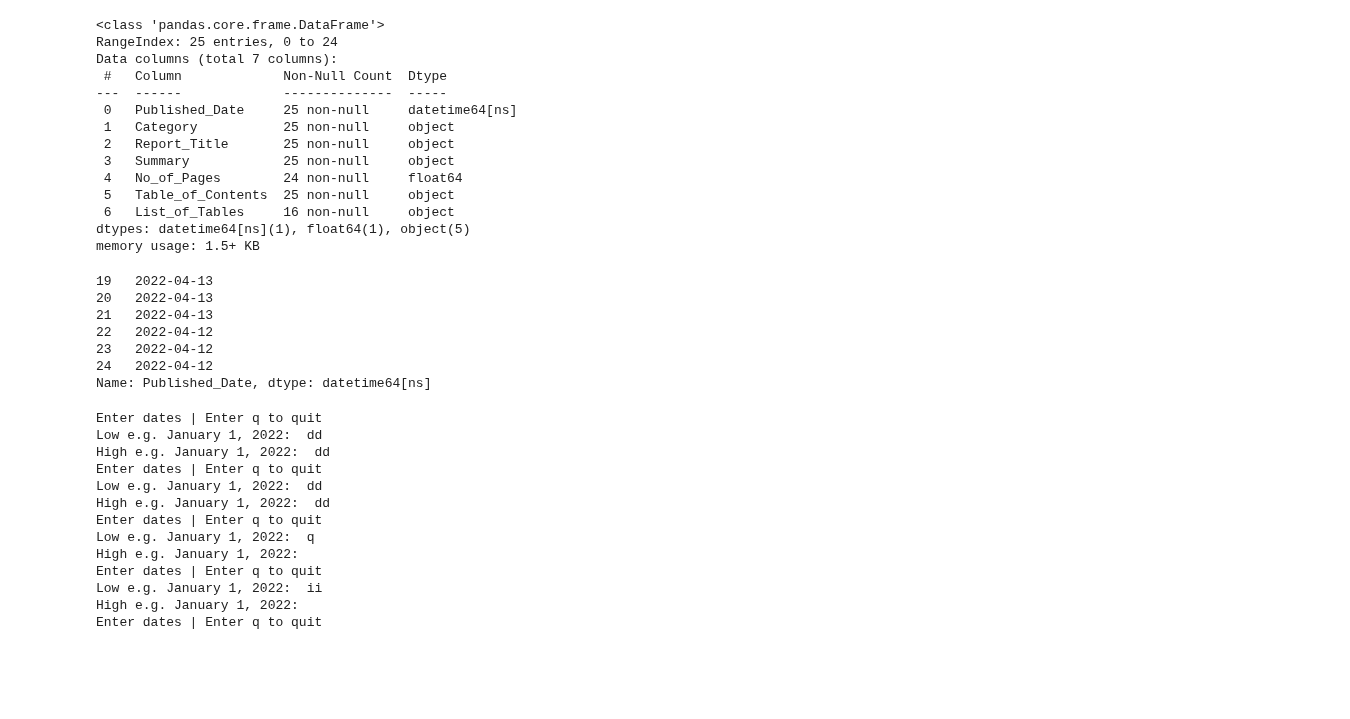
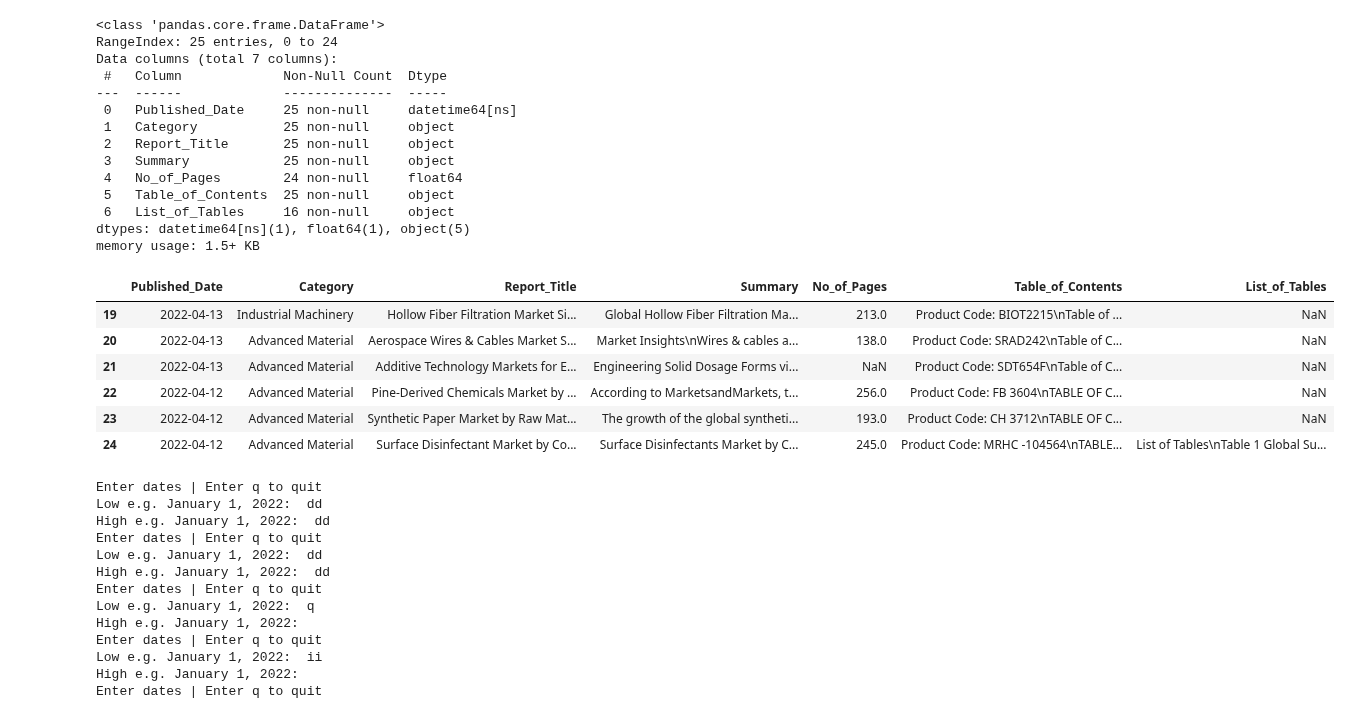
Before and after one commit to awesomegusS/GIIR_Records_Scrapper, a Jupyter notebook: GIIRScrapper.ipynb, the cells around one changed output. Drawn from its saved outputs; the diff is of its cells as text; code cells hidden in the pictures; blank space fills up the shorter version.

Commit message:
converted datetime to str

```diff
--- a/GIIRScrapper.ipynb
+++ b/GIIRScrapper.ipynb
@@ -138,13 +145,13 @@ df.Published_Date = pd.to_datetime(df.Published_Date)
 # %%
-df.[df.Published_Date[(df.Published_Date > pd.to_datetime('April 10, 2022'))] <= pd.to_datetime('April 13, 2022')]
+df[df.Published_Date[(df.Published_Date > pd.to_datetime('April 10, 2022'))] <= pd.to_datetime('April 13, 2022')]
 # %% [output]
-19   2022-04-13
-20   2022-04-13
-21   2022-04-13
-22   2022-04-12
-23   2022-04-12
-24   2022-04-12
-Name: Published_Date, dtype: datetime64[ns]
+|  | Published_Date | Category | Report_Title | Summary | No_of_Pages | Table_of_Contents | List_of_Tables |
+| 19 | 2022-04-13 | Industrial Machinery | Hollow Fiber Filtration Market Si... | Global Hollow Fiber Filtration Ma... | 213.0 | Product Code: BIOT2215\nTable of ... | NaN |
+| 20 | 2022-04-13 | Advanced Material | Aerospace Wires & Cables Market S... | Market Insights\nWires & cables a... | 138.0 | Product Code: SRAD242\nTable of C... | NaN |
+| 21 | 2022-04-13 | Advanced Material | Additive Technology Markets for E... | Engineering Solid Dosage Forms vi... | NaN | Product Code: SDT654F\nTable of C... | NaN |
+| 22 | 2022-04-12 | Advanced Material | Pine-Derived Chemicals Market by ... | According to MarketsandMarkets, t... | 256.0 | Product Code: FB 3604\nTABLE OF C... | NaN |
+| 23 | 2022-04-12 | Advanced Material | Synthetic Paper Market by Raw Mat... | The growth of the global syntheti... | 193.0 | Product Code: CH 3712\nTABLE OF C... | NaN |
+| 24 | 2022-04-12 | Advanced Material | Surface Disinfectant Market by Co... | Surface Disinfectants Market by C... | 245.0 | Product Code: MRHC -104564\nTABLE... | List of Tables\nTable 1 Global Su... |
 # %%
 while True:
     print('Enter dates | Enter q to quit')
```
Also changed, not shown: parts of 5 cells of this notebook, 1 other file.
